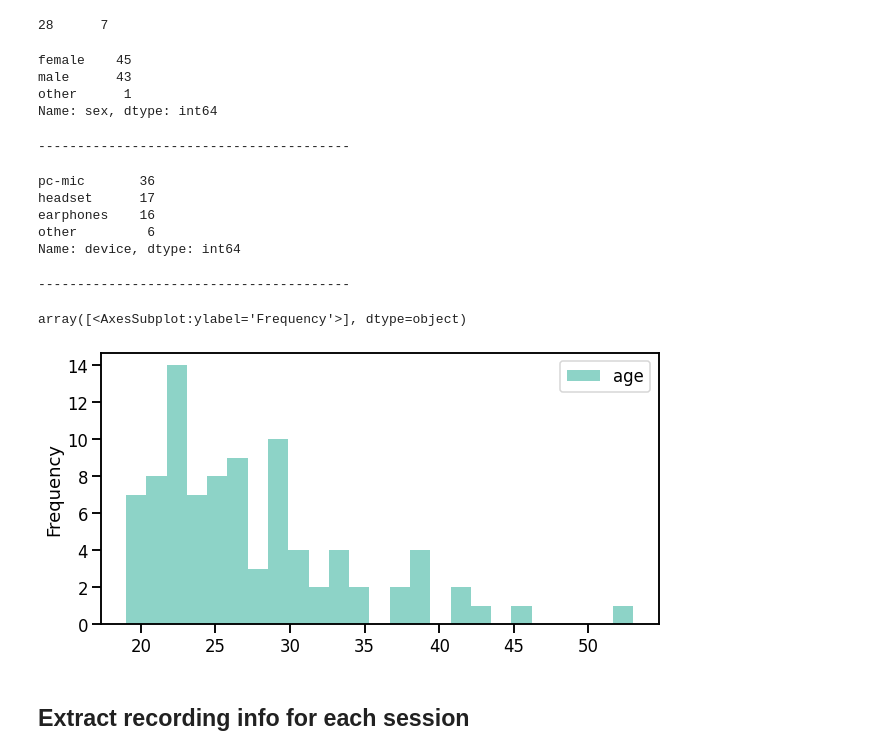
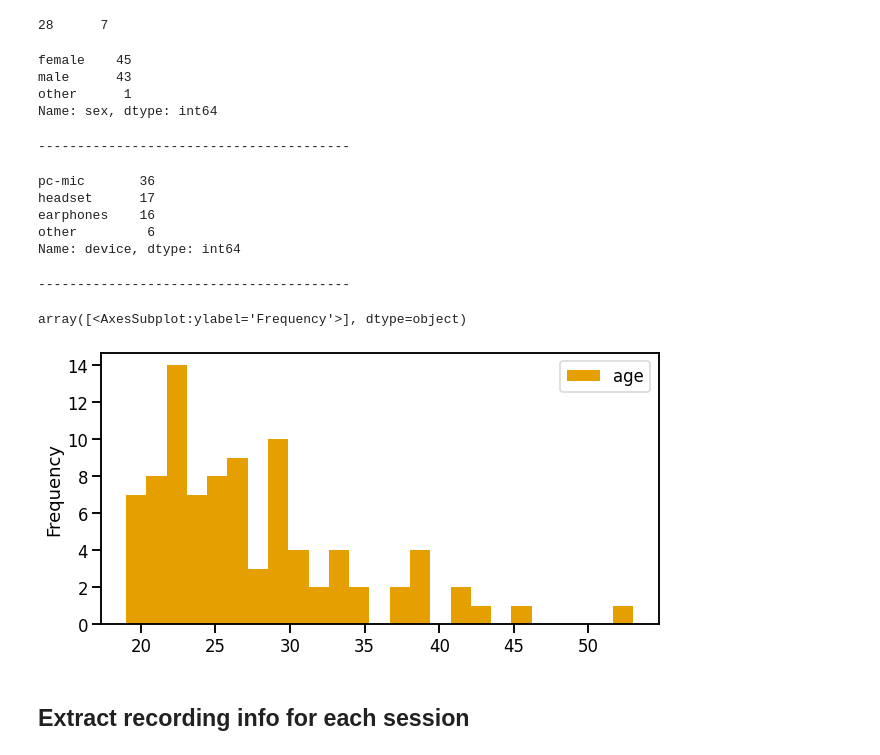
Before and after one commit to predict-idlab/gssp_analysis, a Jupyter notebook: notebooks/0.1_EDA.ipynb, the cells around one changed output. Cells and saved outputs as stored; diff of their text form; code cells hidden in the pictures.

```diff
--- a/notebooks/0.1_EDA.ipynb
+++ b/notebooks/0.1_EDA.ipynb
@@ -198,34 +209,34 @@ print(
 # %%
 display(df_metadata_relevant.sex.value_counts())
 print("-" * 40)
 display(df_metadata_relevant.device.value_counts())
 print("-" * 40)
 df_metadata_relevant.education.value_counts()
 
 # Also plot the distributions
 df_metadata_relevant[["age"]].plot(
     kind="hist",
     subplots=True,
     sharex=False,
     figsize=(10, 5),
     backend="matplotlib",
-    color=sns.color_palette("Set3"),
+    color=color_palette,
     bins=25,
 )
 # %% [output]
 female    45
 male      43
 other      1
 Name: sex, dtype: int64
 ----------------------------------------
 pc-mic       36
 headset      17
 earphones    16
 other         6
 Name: device, dtype: int64
 ----------------------------------------
 array([<AxesSubplot:ylabel='Frequency'>], dtype=object)
-[figure, old version]
+[figure, new version]
 # %% [markdown]
 ## Extract recording info for each session
 # %%
```
Also changed, not shown: parts of 14 cells of this notebook, 1 other file.
